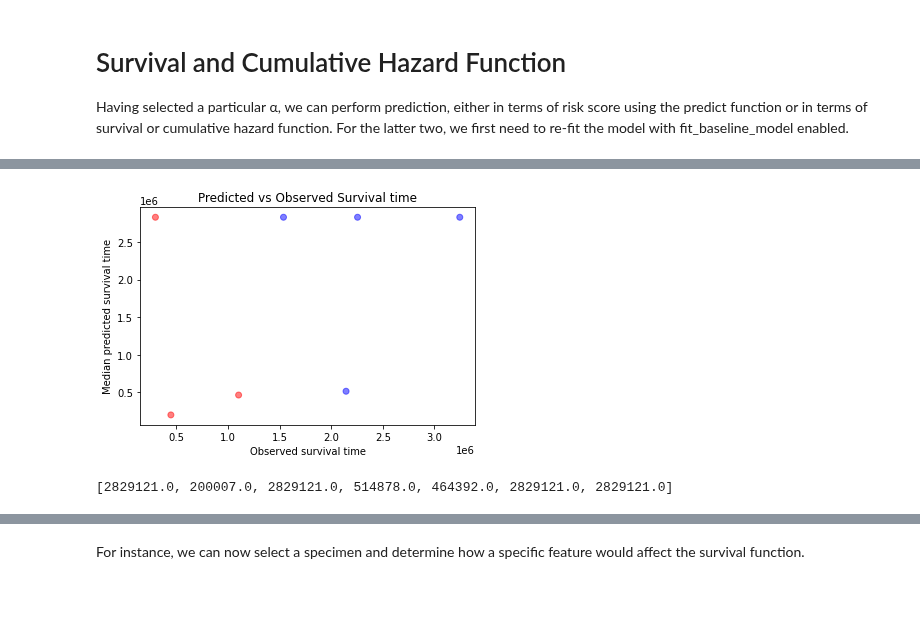
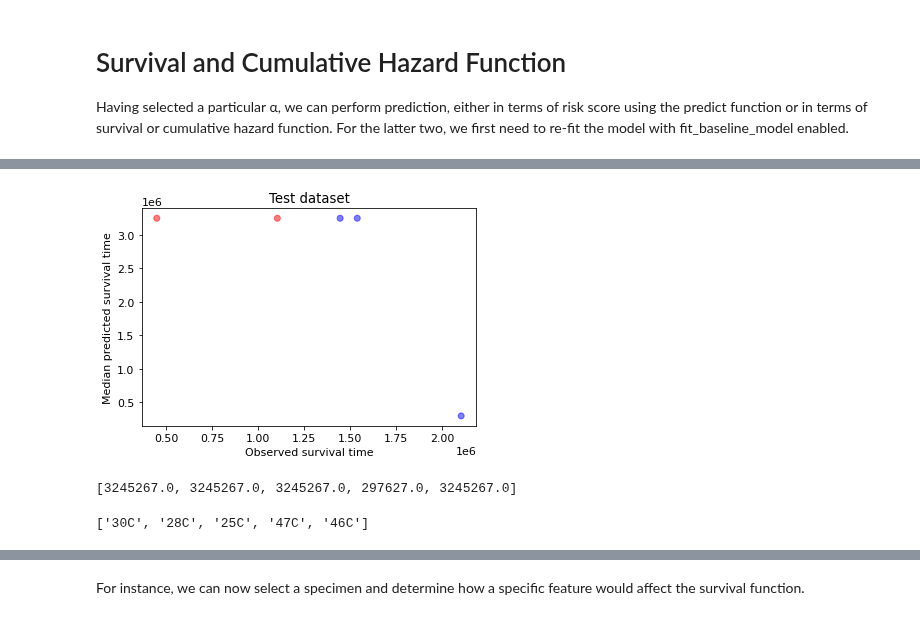
Before and after one commit to Marie-anneMawhin/Oct20_EPRI, a Jupyter notebook: Task3/NB/NB_data_modelling/Penalized Cox Model.ipynb, the cells around one changed output, grey strips where cells are left out. Cells and saved outputs as stored; diff of their text form; code cells hidden in the pictures.

```diff
--- a/Task3/NB/NB_data_modelling/Penalized Cox Model.ipynb
+++ b/Task3/NB/NB_data_modelling/Penalized Cox Model.ipynb
@@ -198,6 +200,6 @@ While the ℓ2 (ridge) penalty does solve the mathematical problem of fitting a
 
 The main challenge is that we cannot directly control the number of features that get selected, but the value of α implicitly determines the number of features. Thus, we need a data-driven way to select a suitable α and obtain a parsimonious model. We can do this by first computing the α that would ignore all features (coefficients are all zero) and then incrementally decrease its value, let’s say until we reach 1% of the original value. This has been implemented in sksurv.linear_model.CoxnetSurvivalAnalysis by specifying l1_ratio=1.0 to use the LASSO penalty and alpha_min_ratio=0.01 to search for 100 α values up to 1% of the estimated maximum
 # %%
-cox_lasso = CoxnetSurvivalAnalysis(l1_ratio=0.9, alpha_min_ratio=0.01) # decrease alpha since all coeff are zerp expect NDE_cyle
+cox_lasso = CoxnetSurvivalAnalysis(l1_ratio=1.0, alpha_min_ratio=0.01)
 cox_lasso.fit(X_train_scale, y_train_num)
 # %% [output]
@@ -244,7 +246,7 @@ Before we can use GridSearchCV, we need to determine the set of α which we want
 # %%
 coxnet_pipe = make_pipeline(
     MinMaxScaler(),
-    CoxnetSurvivalAnalysis(l1_ratio=0.9, alpha_min_ratio=0.01, max_iter=100)
+    CoxnetSurvivalAnalysis(l1_ratio=0.6, alpha_min_ratio=0.01, max_iter=100)
 )
 
 warnings.simplefilter("ignore", ConvergenceWarning)
@@ -263,7 +263,7 @@ Using the estimated set of alphas, we perform 4 fold cross-validation to estimat
 
 cv = KFold(n_splits=2, shuffle=True, random_state=0)
 gcv = GridSearchCV(
-    make_pipeline(MinMaxScaler(), CoxnetSurvivalAnalysis(l1_ratio=0.9)),
+    make_pipeline(MinMaxScaler(), CoxnetSurvivalAnalysis(l1_ratio=0.6)),
     param_grid={"coxnetsurvivalanalysis__alphas": [[v] for v in alphas]},
     cv=cv,
     error_score=0.5,
@@ -362,8 +365,8 @@ coxnet_pred.score(X_test_scale, y_test_num)
 # %%
-#using hazard function
+#using hazard function with baseline model set as True
 coxnet_pred = make_pipeline(
     MinMaxScaler(),
-    CoxnetSurvivalAnalysis(l1_ratio=0.9, fit_baseline_model=True)
+    CoxnetSurvivalAnalysis(l1_ratio=0.6, fit_baseline_model=True)
 )
 coxnet_pred.set_params(**gcv.best_params_)
 coxnet_pred.fit(X_train, y_train_num)
@@ -397,14 +379,21 @@ array([StepFunction(x=array([ 200007.,  306142.,  464392.,  514878.,  603724.,
 # %%
-median_survival_list = calc_median_survival(surv_func_2)
+surv_func_2_test=coxnet_pred.predict_survival_function(X_test_scale)
+
+median_survival_list = calc_median_survival(surv_func_2_test)
+
 colordict = {False:'blue', True:'red'}
 plt.scatter(x=y_test_num.F_Time,y=median_survival_list,c=[colordict[c] for c in y_test_num.Observed],alpha=0.5)
 plt.ylabel("Median predicted survival time")
 plt.xlabel("Observed survival time")
-plt.title("Predicted vs Observed Survival time")
+plt.title("Test dataset")
 plt.show()
 # %% [output]
-[figure, old version]
+[figure, new version]
-# %%
-median_survival_list
-# %% [output]
-[2829121.0, 200007.0, 2829121.0, 514878.0, 464392.0, 2829121.0, 2829121.0]
+# %%
+calc_median_survival(surv_func_2_test)
+# %% [output]
+[3245267.0, 3245267.0, 3245267.0, 297627.0, 3245267.0]
+# %%
+X_test_scale.index.tolist()
+# %% [output]
+['30C', '28C', '25C', '47C', '46C']
```
Also changed, not shown: parts of 31 cells of this notebook.
